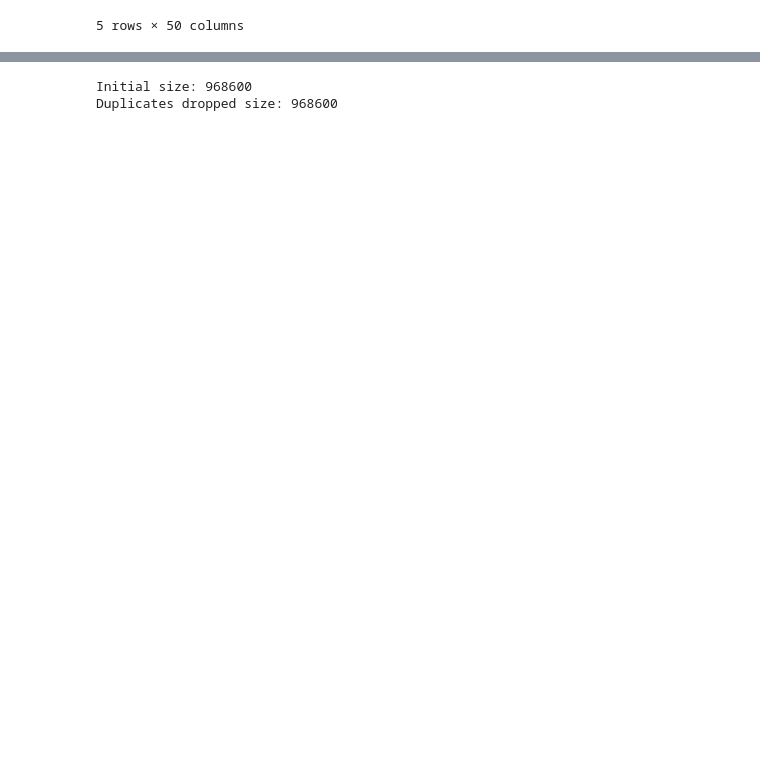
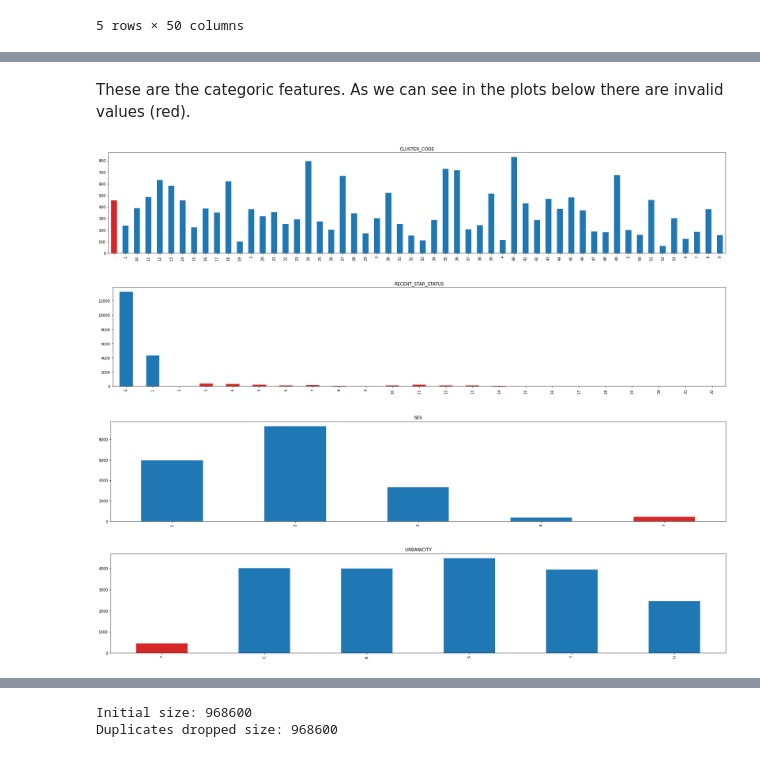
Before and after one commit to F-Madruga/Donation_Dataset_Predictions_FCUL, a Jupyter notebook: AA_202021_Project.ipynb, the cells around one changed output, grey strips where cells are left out. Saved outputs shown, nothing was run; the diff lists cells and outputs as text; code cells hidden in the pictures; blank space fills up the shorter version.

```diff
--- a/AA_202021_Project.ipynb
+++ b/AA_202021_Project.ipynb
@@ -180,11 +219,11 @@ def show_nulls(df):
     df_nulls['Nan'].plot.bar(figsize=(30, 5))
     plt.show()
     return df_nulls[df_nulls['Nan'] != 0]
+# %%
+def show_distribution(df, column, c='blue'):
+    pd.value_counts(df[column]).sort_index().plot.bar(figsize=(30, 5), color=c, title=column)
+    plt.show()
 # %%
 def show_balance(df, column):
     df_balanced = df[column].value_counts().to_frame()
     df_balanced.plot.pie(y=column, figsize=(5, 5), autopct='%1.0f%%')
-# %%
-def show_distribution(df, column):
-    pd.value_counts(df[column]).sort_index().plot.bar(figsize=(30, 5))
-    plt.show()
@@ -194,0 +230,33 @@ def show_balance(df, column):
+# %%
+def class_check(df, columns):
+    result = {}
+    for column in columns:
+        types = df[column[0]].value_counts().to_frame()
+        diffs = np.setdiff1d(types.index.values, column[1])
+        if len(diffs) != 0:
+            result[column[0]] = diffs
+            show_distribution(df, column[0], ['tab:red' if value in result[column[0]] else 'tab:blue' for value in types.sort_index().index])
+    return result
+# %% [markdown]
+These are the categoric features. As we can see in the plots below there are invalid values (red).
+# %%
+invalid_values = class_check(df, [
+    ('DONOR_GENDER', ['F', 'M', 'U', 'A']),
+    ('CLUSTER_CODE', [str(i) for i in range(1, 55)]),
+    ('FREQUENCY_STATUS_97NK', [i for i in range(1, 5)]),
+    ('HOME_OWNER', ['H', 'U']),
+    ('INCOME_GROUP', [float(i) for i in range(1, 8)]),
+    ('IN_HOUSE', [i for i in range(0, 2)]),
+    ('PEP_STAR', [i for i in range(0, 2)]),
+    ('PUBLISHED_PHONE', [i for i in range(0, 2)]),
+    ('RECENCY_STATUS_96NK', ['A', 'S', 'N', 'E', 'F', 'L']),
+    ('RECENT_STAR_STATUS', [i for i in range(0, 2)]),
+    ('SES', [str(i) for i in range(1, 6)]),
+    ('URBANICITY', ['U', 'C', 'S', 'T', 'R']),
+    ('WEALTH_RATING', [float(i) for i in range(0, 10)]),
+])
+# %% [output]
+[figure, added]
+[figure, added]
+[figure, added]
+[figure, added]
```
Also changed, not shown: parts of 44 cells of this notebook.
